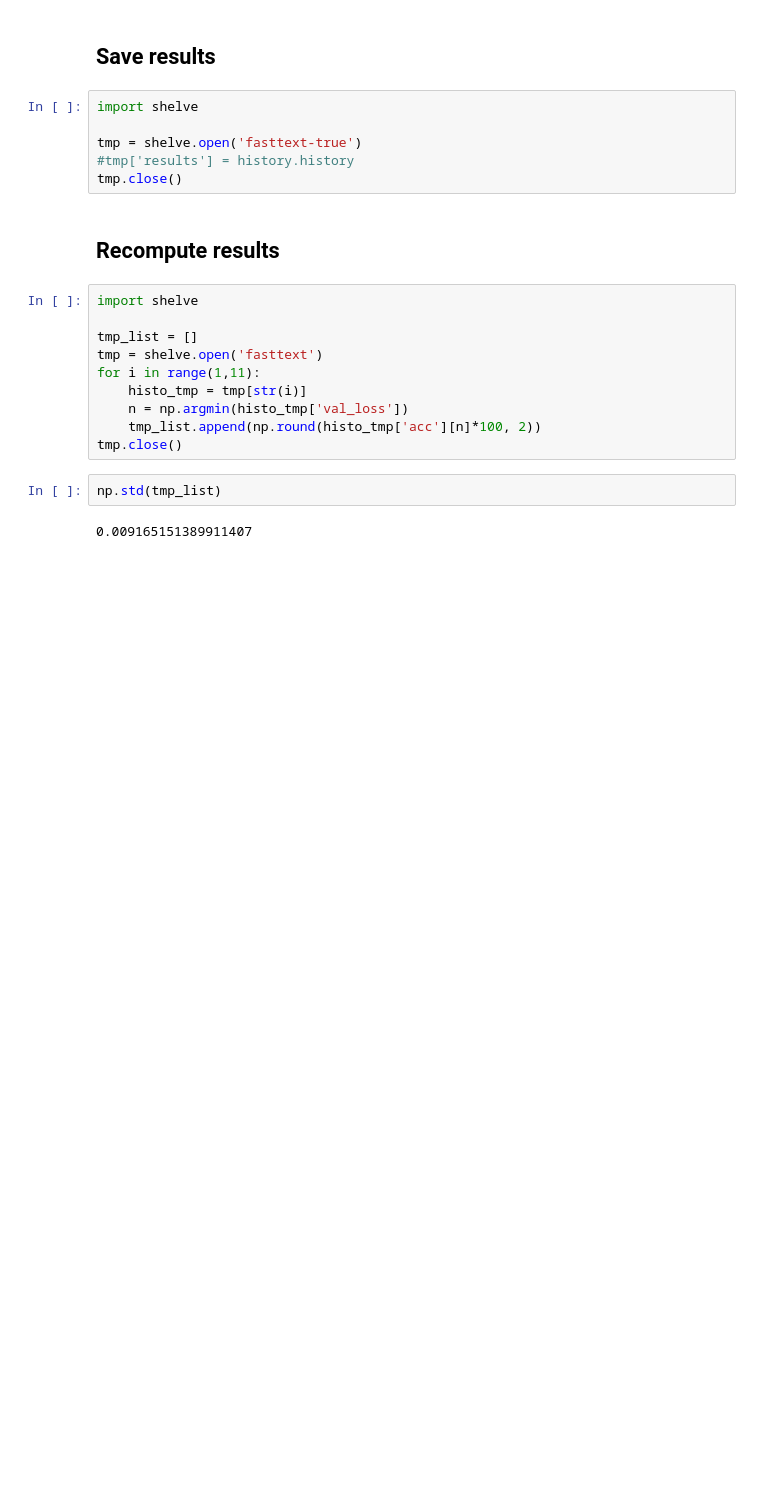
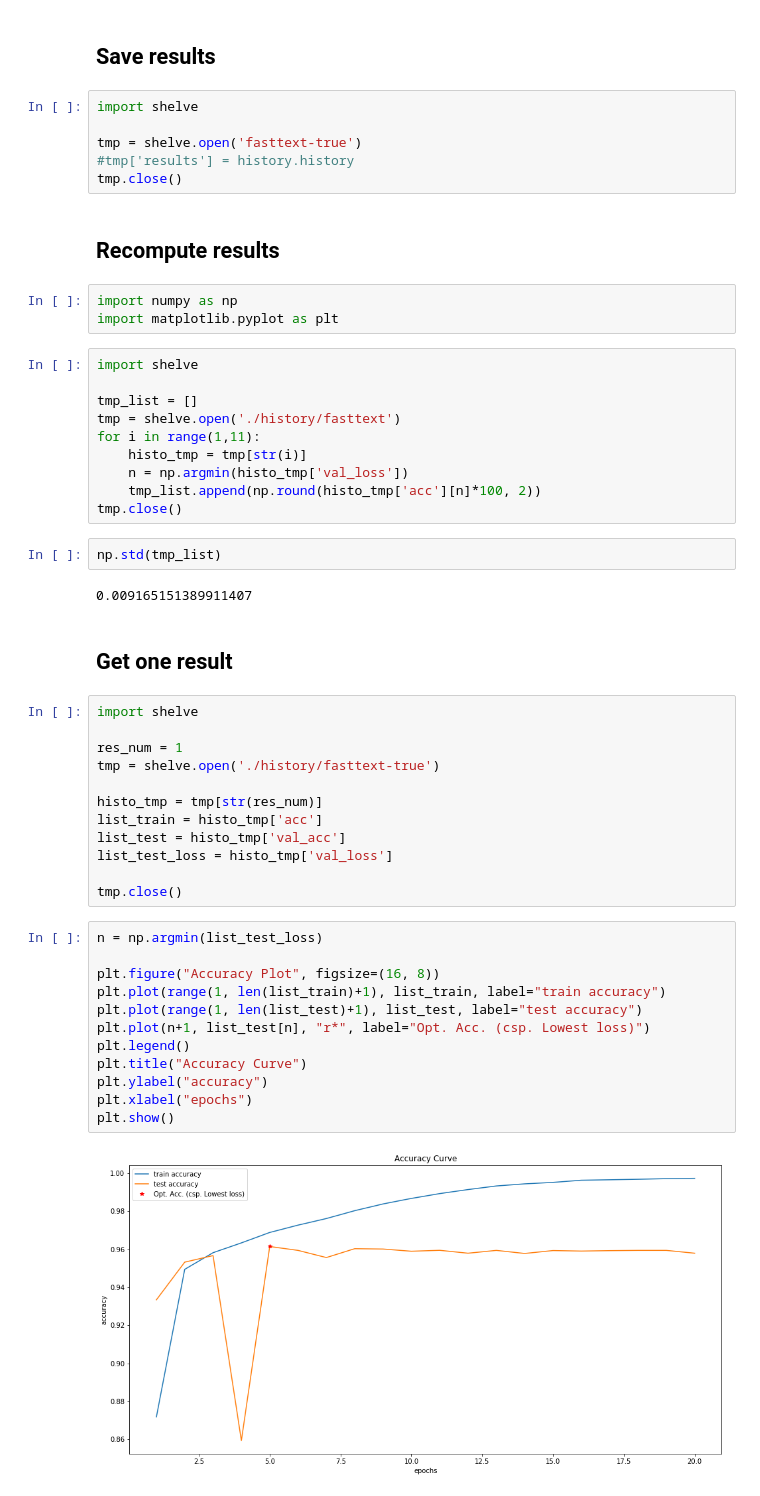
Before and after one commit to Ismailhachimi/Text-Classification, a Jupyter notebook: Arabic_CNN.ipynb, the cells around one changed output. Saved outputs shown, nothing was run; the diff lists cells and outputs as text; blank space fills up the shorter version.

```diff
--- a/WV_arabic_FastText.ipynb
+++ b/Arabic_CNN.ipynb
@@ -255,11 +261,14 @@ tmp = shelve.open('fasttext-true')
 tmp.close()
 # %% [markdown]
 ## Recompute results
+# %%
+import numpy as np
+import matplotlib.pyplot as plt
 # %%
 import shelve
 
 tmp_list = []
-tmp = shelve.open('fasttext')
+tmp = shelve.open('./history/fasttext')
 for i in range(1,11):
     histo_tmp = tmp[str(i)]
     n = np.argmin(histo_tmp['val_loss'])
@@ -269,3 +278,31 @@ tmp.close()
 np.std(tmp_list)
 # %% [output]
 0.009165151389911407
+# %% [markdown]
+## Get one result
+# %%
+import shelve
+
+res_num = 1
+tmp = shelve.open('./history/fasttext-true')
+
+histo_tmp = tmp[str(res_num)]
+list_train = histo_tmp['acc']
+list_test = histo_tmp['val_acc']
+list_test_loss = histo_tmp['val_loss']
+
+tmp.close()
+# %%
+n = np.argmin(list_test_loss)
+
+plt.figure("Accuracy Plot", figsize=(16, 8))
+plt.plot(range(1, len(list_train)+1), list_train, label="train accuracy")
+plt.plot(range(1, len(list_test)+1), list_test, label="test accuracy")
+plt.plot(n+1, list_test[n], "r*", label="Opt. Acc. (csp. Lowest loss)")
+plt.legend()
+plt.title("Accuracy Curve")
+plt.ylabel("accuracy")
+plt.xlabel("epochs")
+plt.show()
+# %% [output]
+[figure, added]
```
Also changed, not shown: parts of 4 cells of this notebook.
